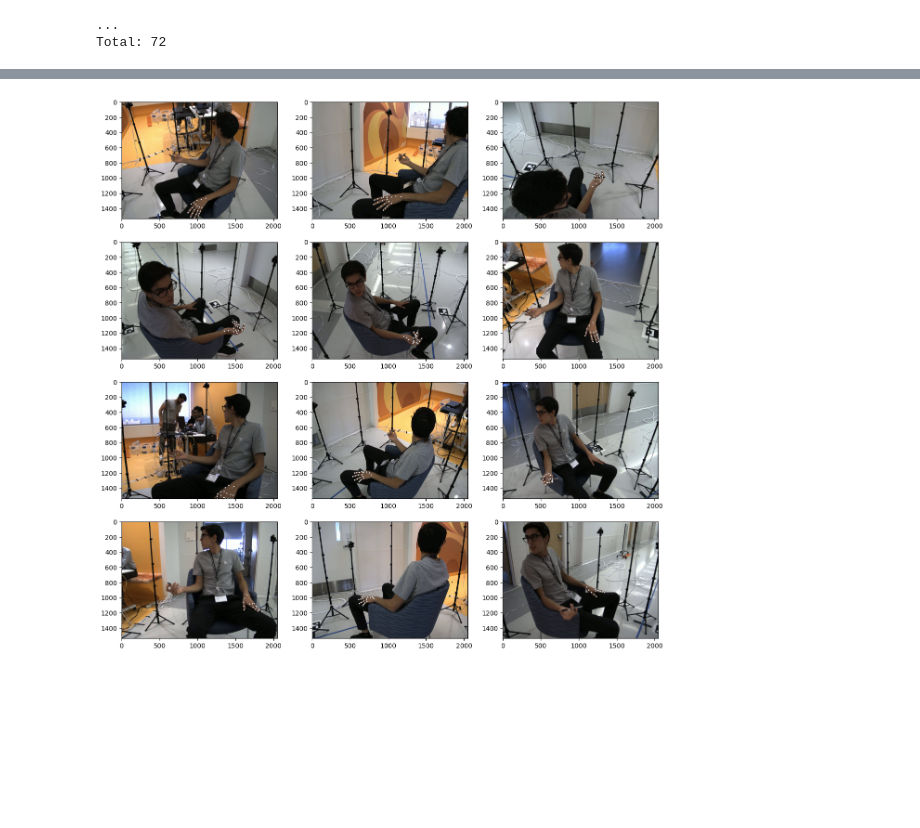
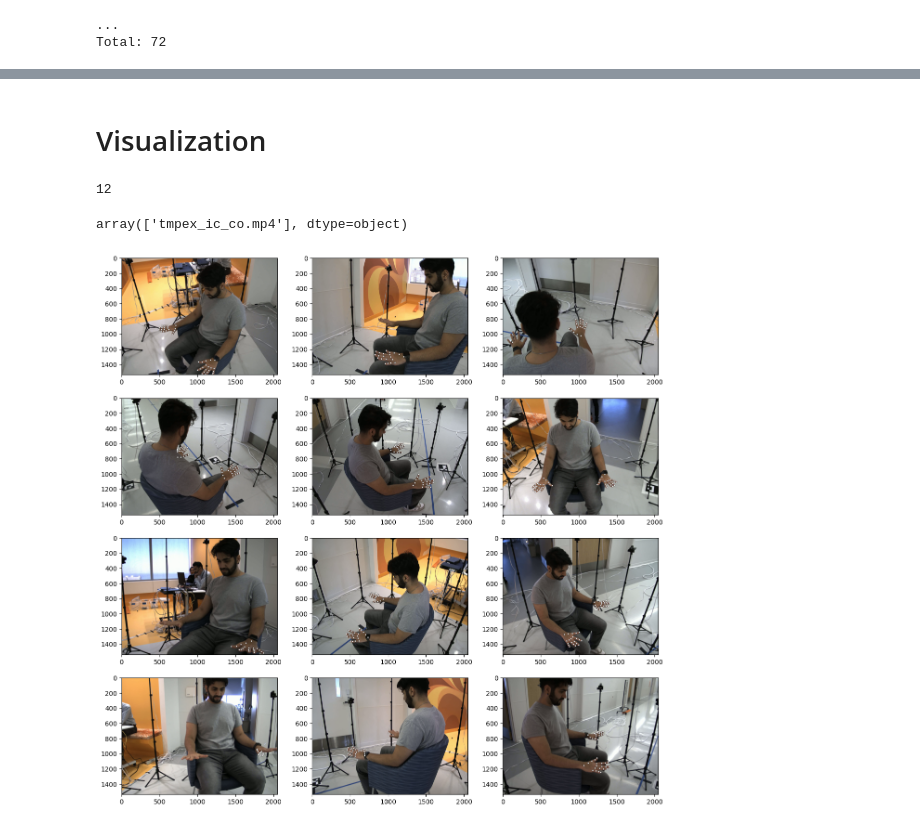
Before and after one commit to Pouyan97/Hand_Detection, a Jupyter notebook: test_dj.ipynb, the cells around one changed output, grey strips where cells are left out. Saved outputs shown, nothing was run; the diff lists cells and outputs as text; code cells hidden in the pictures; blank space fills up the shorter version.

```diff
--- a/test_dj.ipynb
+++ b/test_dj.ipynb
@@ -27,6 +27,6 @@ from hand_dj import HandBbox,HandBboxMethod, HandPoseEstimation,HandPoseEstimati
 # %%
-participant_idx = 0
-participant_videos = ((PersonKeypointReconstruction & (Recording & 'participant_id="m001"') & 'top_down_method=2').fetch('KEY'))
+participant_idx = 1
+participant_videos = (Recording & 'participant_id="m002"').fetch('KEY')[participant_idx]
 vid_keys= (SingleCameraVideo & participant_videos).fetch('KEY')
 len(vid_keys)
 # %% [output]
@@ -145,3 +63,5 @@ num_cameras = len(vid_keys)
+# %% [markdown]
+# Visualization
 # %%
 def render_video(video, output_file, keypoints):
     cap = cv2.VideoCapture(video)
@@ -165,6 +85,18 @@ def render_video(video, output_file, keypoints):
 
     out.release()
     cap.release()
+# %%
+participant_idx = 1
+participant_videos = (Recording & 'participant_id="m002"').fetch('KEY')[participant_idx]
+vid_keys= (HandPoseEstimation * SingleCameraVideo & participant_videos).fetch('KEY')
+num_cameras = len(vid_keys)
+num_cameras
+# %% [output]
+12
+# %%
+(HandPoseEstimationVideo & vid_keys[5]).fetch("output_video")
+# %% [output]
+array(['tmpex_ic_co.mp4'], dtype=object)
 # %%
 %matplotlib inline
 # using the variable axs for multiple Axes
@@ -172,33 +104,34 @@ from pose_pipeline.utils.visualization import draw_keypoints
 n_cols = 3
 fig, axs = plt.subplots(num_cameras//n_cols,n_cols,figsize=(15,15))
 
 for vid_idx in range(num_cameras):
     vid_file = (Video &vid_keys[vid_idx]).fetch('video')[0]
     # output_file = f'{output_root}m002_camera{vid_idx}.mp4'
 
     cap = cv2.VideoCapture(vid_file)
     frame_idx = 0
     video_writer = None
     pred_instances_list = []
     keypoints_2d = (HandPoseEstimation & vid_keys[vid_idx]).fetch1("keypoints_2d")
     ###############################CHOOSE A FRAME#########################
     # while frame_idx < 1:
     success, frame = cap.read()
     frame_idx += 1
 
     if not success:
         break
     radius = 10
     threshold = 0.2
     color = (255,255,255)
     border_color = (0,0,0)
-    keypoints = keypoints_2d[frame_idx,:,:].copy()
-    frame = draw_keypoints(frame,keypoints)
+    for k in keypoints_2d[frame_idx]:
+        keypoints = k[:,:].copy()
+        frame = draw_keypoints(frame,keypoints)
 
     frame = cv2.cvtColor(frame, cv2.COLOR_BGR2RGB)
     row = vid_idx // n_cols
     col = vid_idx % n_cols
     axs[row,col].imshow(frame)
     os.remove(vid_file)
 # %% [output]
-[figure, old version]
+[figure, new version]
```
Also changed, not shown: parts of 9 cells of this notebook, 2 other files.
